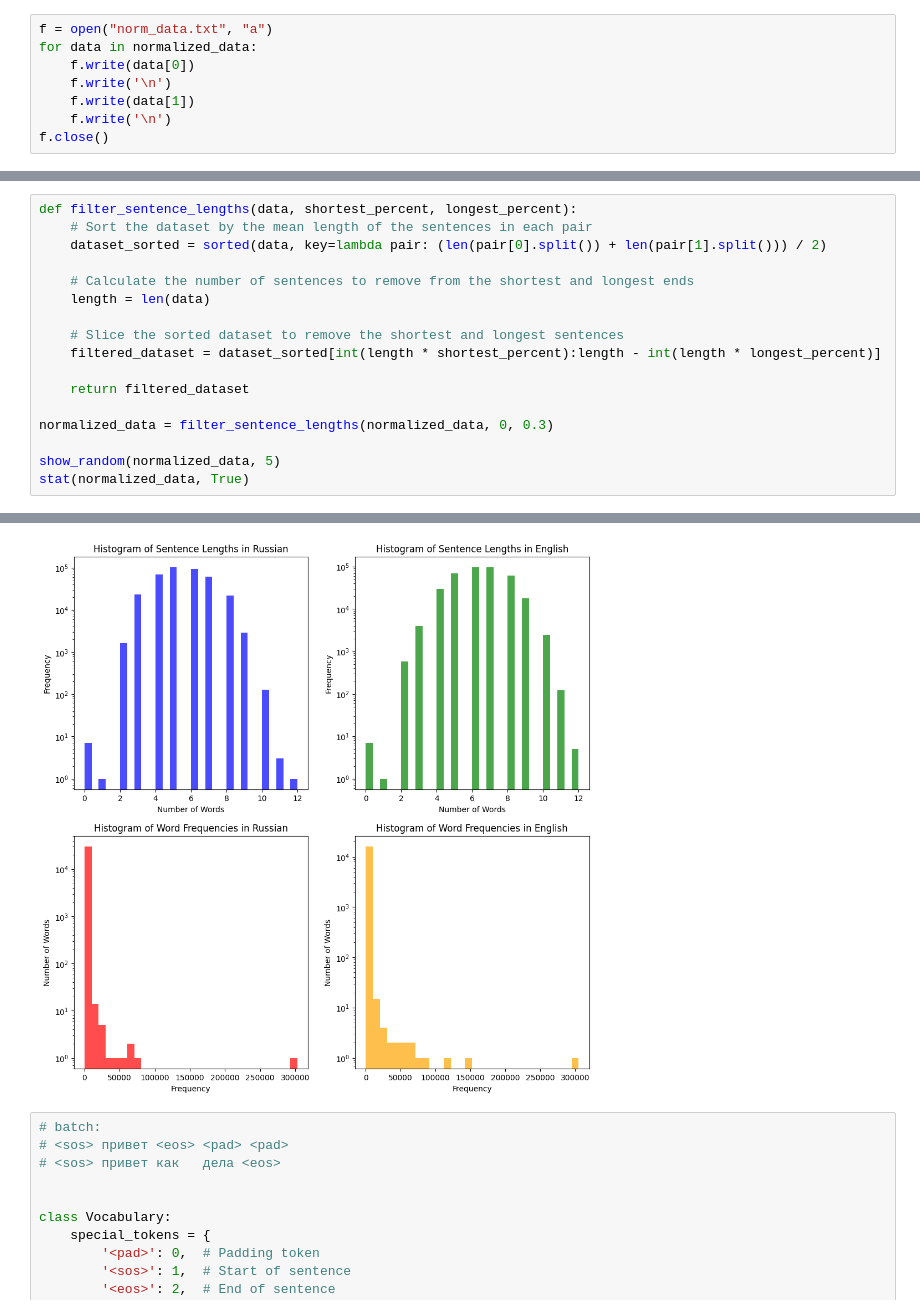
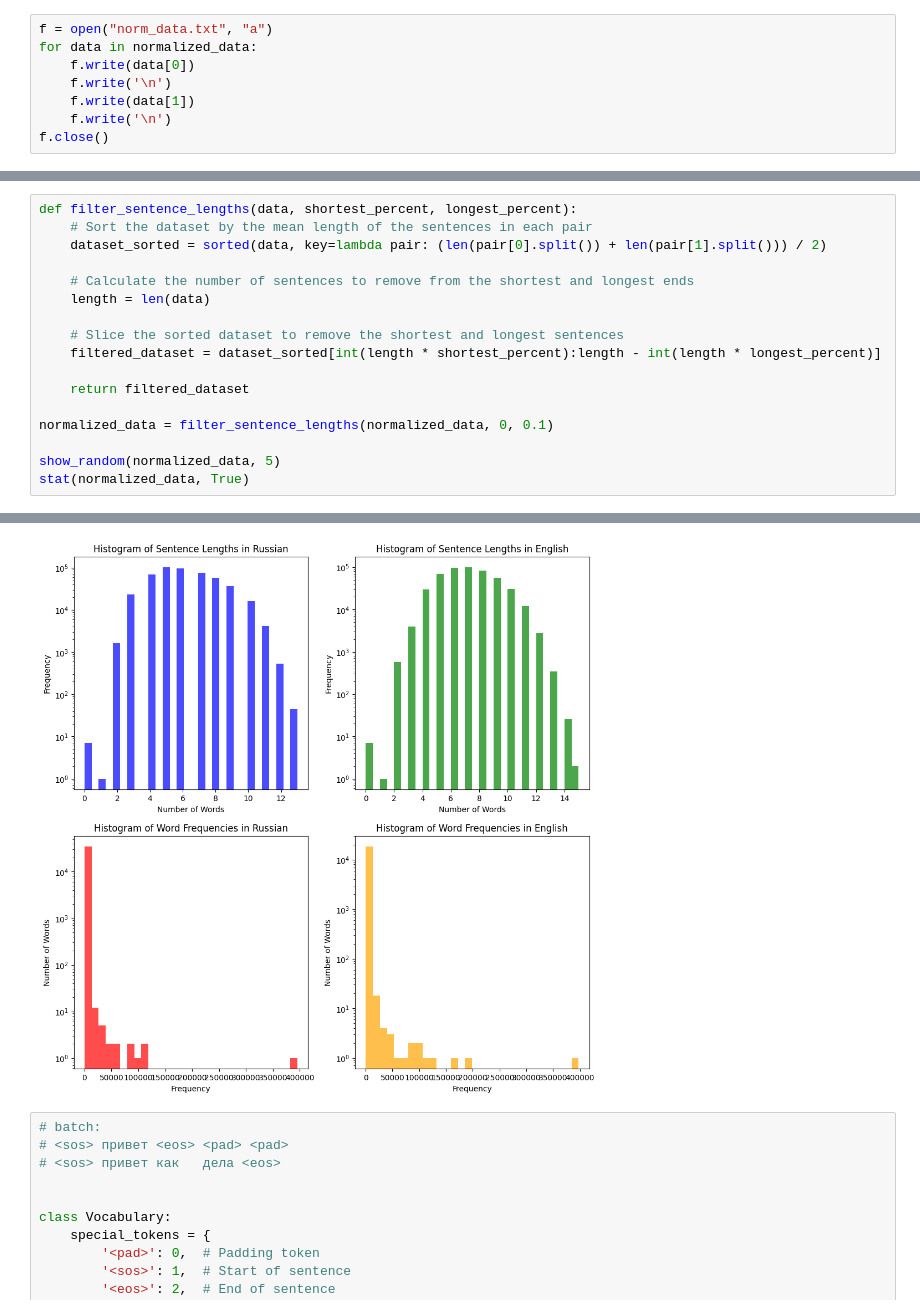
Before and after one commit to maykitbo/s21_lectures, a Jupyter notebook: Introduction_DL/NLP/lecture_1/practice/translator.ipynb, the cells around one changed output, grey strips where cells are left out. Cells and saved outputs as stored; diff of their text form.

```diff
--- a/Introduction_DL/NLP/lecture_1/practice/translator copy.ipynb
+++ b/Introduction_DL/NLP/lecture_1/practice/translator.ipynb
@@ -195,7 +195,7 @@ def filter_sentence_lengths(data, shortest_percent, longest_percent):
 
     return filtered_dataset
 
-normalized_data = filter_sentence_lengths(normalized_data, 0, 0.3)
+normalized_data = filter_sentence_lengths(normalized_data, 0, 0.1)
 
 show_random(normalized_data, 5)
 stat(normalized_data, True)
@@ -223,4 +223,4 @@ Unique English words: 16180
-[figure, old version]
+[figure, new version]
 # %%
 # batch:
 # <sos> привет <eos> <pad> <pad>
```
Also changed, not shown: parts of 19 cells of this notebook, 3 other files.
